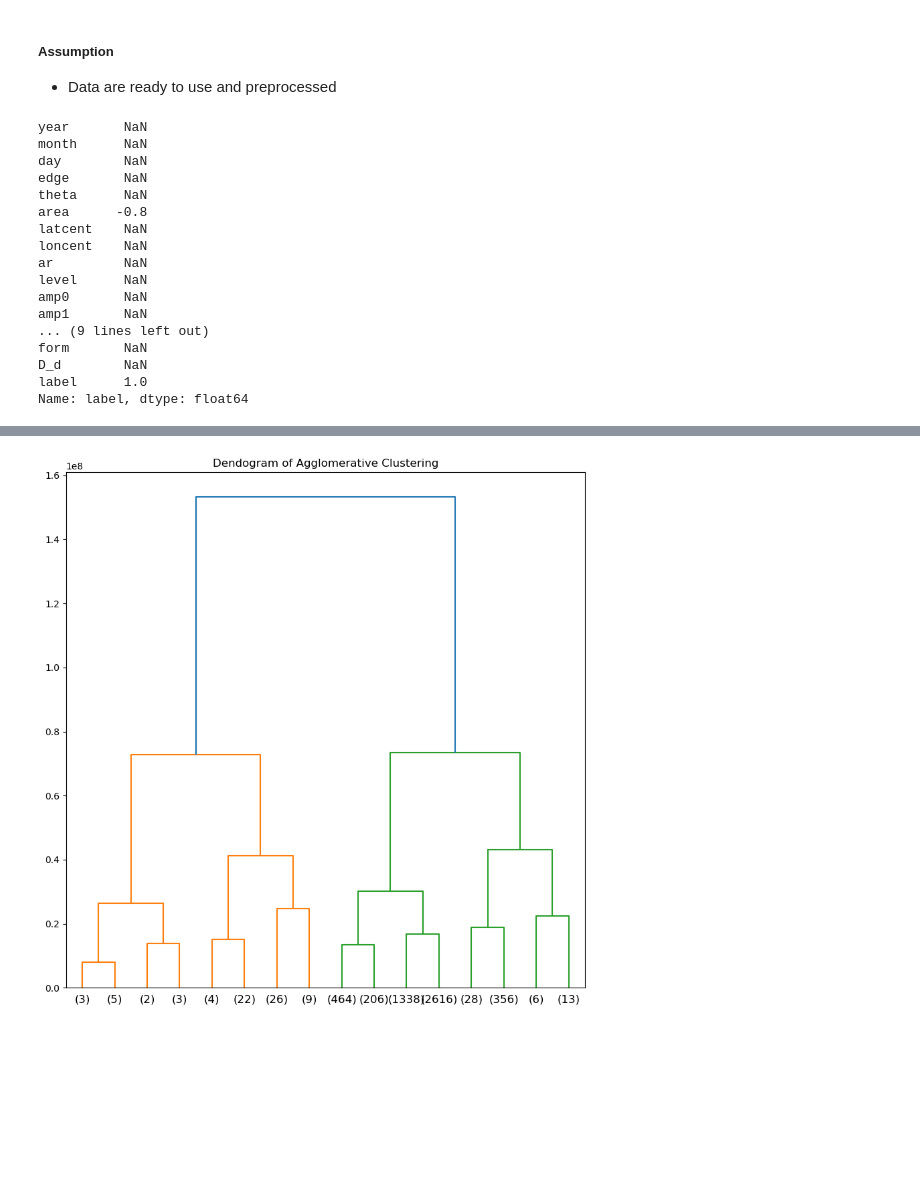
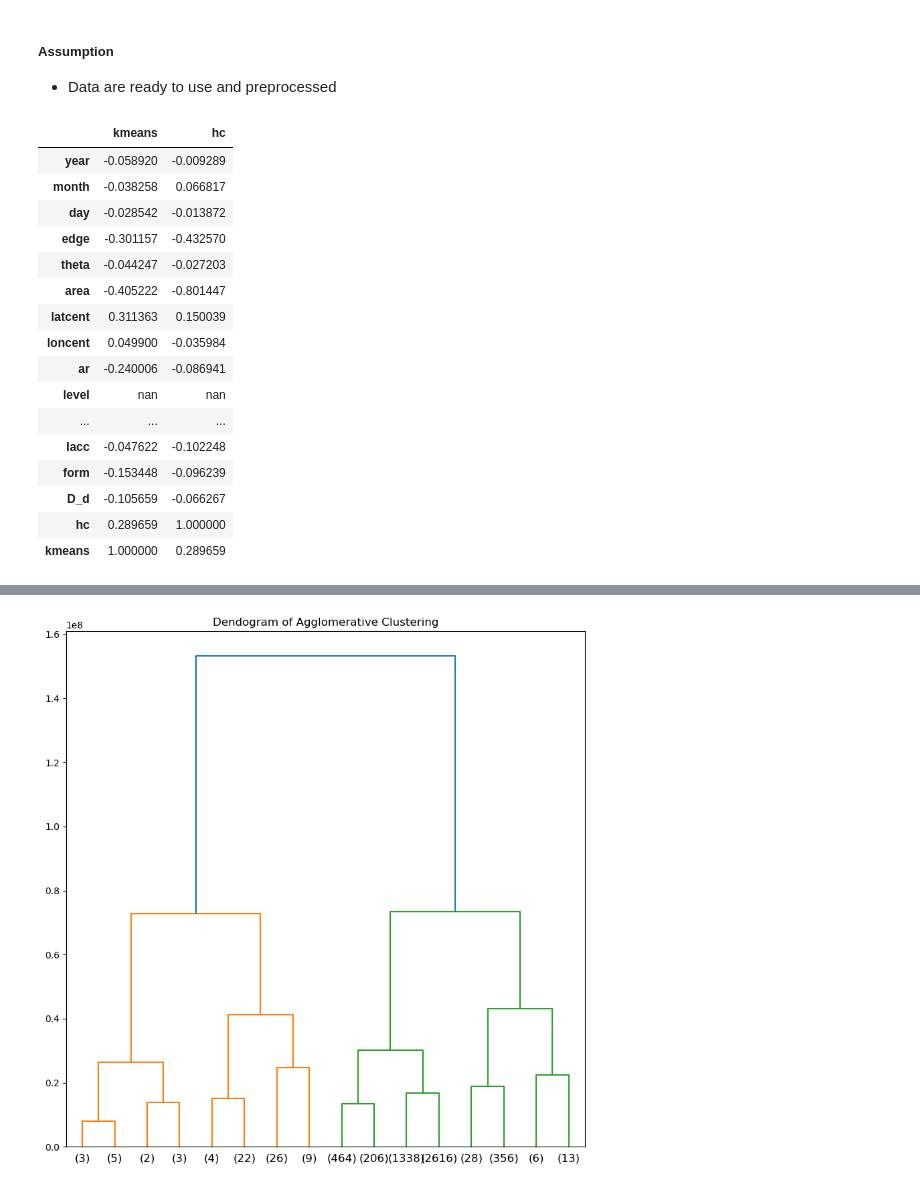
Before and after one commit to hGl0/arctic, a Jupyter notebook: Playground.ipynb, the cells around one changed output, grey strips where cells are left out. Drawn from its saved outputs; the diff is of its cells as text; code cells hidden in the pictures; blank space fills up the shorter version.

Commit message:
Error handling in plot_dendrogram added, kmeans added, evaluation of feature relevance by pca planed

```diff
--- a/Playground.ipynb
+++ b/Playground.ipynb
@@ -284,35 +286,41 @@ memory usage: 956.4+ KB
 era5_hannachi['form'] = era5_hannachi['form'].replace({' D' : 0, ' S': 1})
 era5_hannachi['D_d'] = era5_hannachi['D_d'].replace({'D': 0 , 'C':1})
 # var[:-2] # ohne D_d und form
+# %%
+from sklearn.cluster import AgglomerativeClustering
+X = era5_hannachi[var[:-2]]
+hc = AgglomerativeClustering(n_clusters=3,
+                             linkage='complete',
+                             compute_distances=True).fit(X)
+hc_label = hc.labels_
 # %%
-from sklearn.cluster import AgglomerativeClustering
-X = era5_hannachi[var[:-2]]
-cluster = AgglomerativeClustering(n_clusters=3,
-                                  linkage='complete',
-                                  compute_distances=True).fit(X)
-label = cluster.labels_
+from sklearn.cluster import KMeans
+
+kmeans = KMeans(n_clusters=3, n_init='auto', random_state=42).fit(X)
+kmeans_label = kmeans.labels_
 # %%
-era5_hannachi['label'] = label
+era5_hannachi['hc'] = hc_label
+era5_hannachi['kmeans'] = kmeans_label
 # compare label with mw, c/d, s/d
 corr = era5_hannachi.corr()
-corr[np.abs(corr) >= 0.5]['label']
+corr[['kmeans', 'hc']].style.background_gradient(vmin=-1, vmax=1, cmap='RdBu')
 # %% [output]
-year       NaN
-month      NaN
-day        NaN
-edge       NaN
-theta      NaN
-area      -0.8
-latcent    NaN
-loncent    NaN
-ar         NaN
-level      NaN
-amp0       NaN
-amp1       NaN
-... (9 lines left out)
-form       NaN
-D_d        NaN
-label      1.0
-Name: label, dtype: float64
+|  | kmeans | hc |
+| year | -0.058920 | -0.009289 |
+| month | -0.038258 | 0.066817 |
+| day | -0.028542 | -0.013872 |
+| edge | -0.301157 | -0.432570 |
+| theta | -0.044247 | -0.027203 |
+| area | -0.405222 | -0.801447 |
+| latcent | 0.311363 | 0.150039 |
+| loncent | 0.049900 | -0.035984 |
+| ar | -0.240006 | -0.086941 |
+| level | nan | nan |
+| ... | ... | ... |
+| Iacc | -0.047622 | -0.102248 |
+| form | -0.153448 | -0.096239 |
+| D_d | -0.105659 | -0.066267 |
+| hc | 0.289659 | 1.000000 |
+| kmeans | 1.000000 | 0.289659 |
 # %%
 print(era5_hannachi.shape)
```
Also changed, not shown: parts of 11 cells of this notebook, 1 other file.
